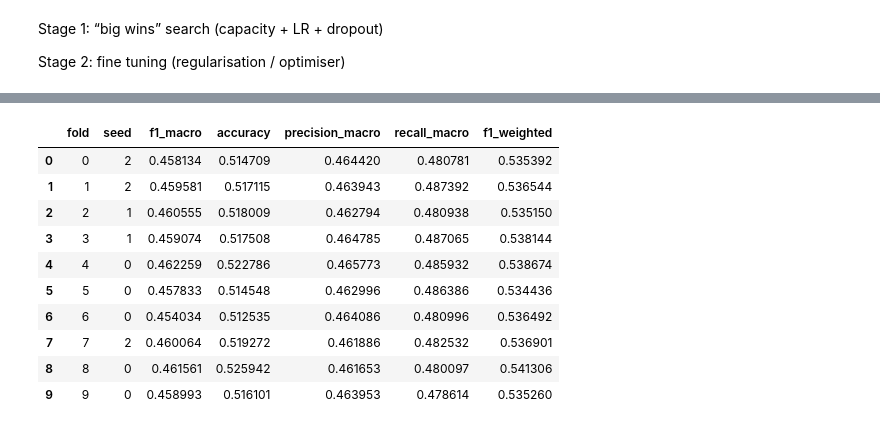
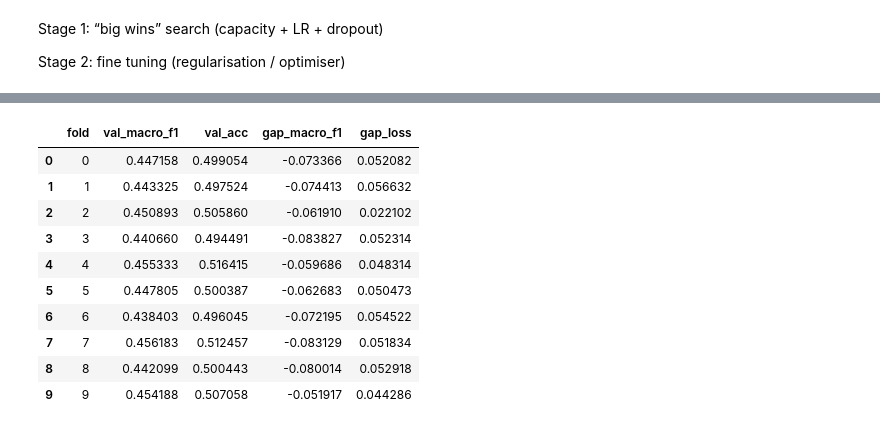
Before and after one commit to levon-d/BENG0095_Coursework, a Jupyter notebook: notebooks/NNs_model_libraries.ipynb, the cells around one changed output, grey strips where cells are left out. Cells and saved outputs as stored; diff of their text form; code cells hidden in the pictures.

```diff
--- a/notebooks/NNs_model_libraries.ipynb
+++ b/notebooks/NNs_model_libraries.ipynb
@@ -150,7 +92,7 @@ folds=[]
 if 'patient_nbr' in train_df.columns:
     groups = train_df['patient_nbr'].to_numpy()
     print("Using train_df['patient_nbr'] as groups for StratifiedGroupKFold.")
-for fold_idx, (train_idx, val_idx) in enumerate(skf.split(X, y, groups=groups)):
+for fold_idx, (train_idx, val_idx) in enumerate(skf.split(X, y_idx, groups=groups)):
     folds.append((train_idx, val_idx))
     print(f"Fold {fold_idx}: Train size = {len(train_idx)}, validation size = {len(val_idx)}")
 # %% [output]
@@ -527,14 +451,14 @@ def init_params (layer_sizes, seed=0,he_for_relu=True):
 ### Mini-Batch Generator (SGD)
 # %%
 # generator for mini-batches Stochastic Gradient Descent (SGD), optionally shuffles the data at each epoch.
-def iterate_minibatches (X, Y, batch_size=256, shuffle = True, seed=0):
+def iterate_minibatches (X, Y, batch_size=256, shuffle = True, seed=0, epoch=0):
     # X: input data, shape (num_samples, n_features)
     # Y: true labels in one-hot encoding, shape (num_samples, num_classes)
     num_samples = X.shape[0]
     indices = np.arange(num_samples) # shuffle indices instead of data to avoid modifying the original data.
     # randomly permute the order of samples to ensure each epoch sees data in different order.
     if shuffle:
-        rng = np.random.default_rng(seed)
+        rng = np.random.default_rng(seed + epoch)
         rng.shuffle(indices)
     # mini-batch loop
     for start_idx in range(0, num_samples, batch_size):
@@ -1060,8 +1039,8 @@ print_per_class_summary(per_class_summary_tuned, title="Per-class mean ± std ov
 ### Architecture-Level Tuning
 # %%
 # define the architecture configurations to be tested
-d_in = X_norm.shape[1]
-n_classes = y_onehot.shape[1]  # or Y_onehot.shape[1]
+d_in = X.shape[1]  # Use raw X
+n_classes = y_onehot.shape[1]
 
 ARCH_CONFIGS = [
     # Baseline (your current)
@@ -1247,6 +1311,14 @@ print_per_class_summary(per_class_summary, title=f"Per-class mean ± std over fo
 # 2. Optimised Training With Tunning
 
 In this section, Adam-based optimiser is applied, which, due to their ability to adapt learning rates, which can improve convergence robustness under noisy-batch gradients compared with standard SGD
+# %%
+def compute_class_weights_from_onehot(Y_onehot):
+    """Compute class weights from one-hot encoded labels"""
+    y = np.argmax(Y_onehot, axis=1)
+    C = Y_onehot.shape[1]
+    counts = np.bincount(y, minlength=C).astype(np.float32)
+    w = counts.sum() / (C * counts + 1e-15)
+    return w.astype(np.float32)
 # %%
 import numpy as np
 import pandas as pd
@@ -1589,54 +1727,44 @@ KeyboardInterrupt:
 # %%
 # ----------------------------
-# A1) Define the FINAL config
+# A1) Define the FINAL config (from tuning)
 # ----------------------------
 final_config = {
-    "hidden_units": (256, 128),     # keep simple unless you found a better one
+    "hidden_units": (256, 128),
     "activation": "relu",
     "dropout": 0.3,
     "batchnorm": True,
     "l2": 1e-4,
+    "init": "he_normal",
 
     "optimizer": "adamw",
     "lr": 0.0003,
     "weight_decay": 1e-4,
 
     "batch_size": 256,
-    "max_epochs": 150,
+    "max_epochs": 50,  # or 150 if you have time
     "patience": 12,
-    "init": "he_normal"
 }
 
 # ----------------------------
-# A2) Run 10-fold CV once
+# A2) Run 10-fold CV with final config
 # ----------------------------
-final_fold_metrics = run_kfold_cv_keras(
-    X_norm, y_onehot, folds,
+print("=== Running 10-Fold CV with Final Config ===\n")
+
+df_final, fold_models, fold_histories, fold_normalizations = run_kfold_cv_keras(
+    X, y_onehot, folds,
     final_config,
-    seeds=(0,1,2),
     verbose=0
 )
 
 # ----------------------------
-# A3) Summarise into a table
+# A3) Display results
 # ----------------------------
-import pandas as pd
-import numpy as np
-
-df_final = pd.DataFrame([{
-    "fold": m["fold"],
-    "seed": m["seed"],
-    "f1_macro": m["f1_macro"],
-    "accuracy": m["accuracy"],
-    "precision_macro": m["precision_macro"],
-    "recall_macro": m["recall_macro"],
-    "f1_weighted": m["f1_weighted"],
-} for m in final_fold_metrics])
-
-display(df_final)
+print("\n=== Per-Fold Results ===")
+display(df_final[["fold", "val_macro_f1", "val_acc", "gap_macro_f1", "gap_loss"]])
 
 print("\n=== FINAL 10-FOLD SUMMARY (Report this) ===")
-print(f"Macro-F1: {df_final['f1_macro'].mean():.4f} ± {df_final['f1_macro'].std():.4f}")
-print(f"Accuracy: {df_final['accuracy'].mean():.4f} ± {df_final['accuracy'].std():.4f}")
-print(f"F1-weighted: {df_final['f1_weighted'].mean():.4f} ± {df_final['f1_weighted'].std():.4f}")
+print(f"Val Macro-F1: {df_final['val_macro_f1'].mean():.4f} ± {df_final['val_macro_f1'].std():.4f}")
+print(f"Val Accuracy: {df_final['val_acc'].mean():.4f} ± {df_final['val_acc'].std():.4f}")
+print(f"Gap Macro-F1: {df_final['gap_macro_f1'].mean():.4f} ± {df_final['gap_macro_f1'].std():.4f}")
+print(f"Gap Loss: {df_final['gap_loss'].mean():.4f} ± {df_final['gap_loss'].std():.4f}")
 # %% [output]
@@ -1657,12 +1788,12 @@ Accuracy: 0.5179 ± 0.0038
-|  | fold | seed | f1_macro | accuracy | precision_macro | recall_macro | f1_weighted |
-| 0 | 0 | 2 | 0.458134 | 0.514709 | 0.464420 | 0.480781 | 0.535392 |
-| 1 | 1 | 2 | 0.459581 | 0.517115 | 0.463943 | 0.487392 | 0.536544 |
-| 2 | 2 | 1 | 0.460555 | 0.518009 | 0.462794 | 0.480938 | 0.535150 |
-| 3 | 3 | 1 | 0.459074 | 0.517508 | 0.464785 | 0.487065 | 0.538144 |
-| 4 | 4 | 0 | 0.462259 | 0.522786 | 0.465773 | 0.485932 | 0.538674 |
-| 5 | 5 | 0 | 0.457833 | 0.514548 | 0.462996 | 0.486386 | 0.534436 |
-| 6 | 6 | 0 | 0.454034 | 0.512535 | 0.464086 | 0.480996 | 0.536492 |
-| 7 | 7 | 2 | 0.460064 | 0.519272 | 0.461886 | 0.482532 | 0.536901 |
-| 8 | 8 | 0 | 0.461561 | 0.525942 | 0.461653 | 0.480097 | 0.541306 |
-| 9 | 9 | 0 | 0.458993 | 0.516101 | 0.463953 | 0.478614 | 0.535260 |
+|  | fold | val_macro_f1 | val_acc | gap_macro_f1 | gap_loss |
+| 0 | 0 | 0.447158 | 0.499054 | -0.073366 | 0.052082 |
+| 1 | 1 | 0.443325 | 0.497524 | -0.074413 | 0.056632 |
+| 2 | 2 | 0.450893 | 0.505860 | -0.061910 | 0.022102 |
+| 3 | 3 | 0.440660 | 0.494491 | -0.083827 | 0.052314 |
+| 4 | 4 | 0.455333 | 0.516415 | -0.059686 | 0.048314 |
+| 5 | 5 | 0.447805 | 0.500387 | -0.062683 | 0.050473 |
+| 6 | 6 | 0.438403 | 0.496045 | -0.072195 | 0.054522 |
+| 7 | 7 | 0.456183 | 0.512457 | -0.083129 | 0.051834 |
+| 8 | 8 | 0.442099 | 0.500443 | -0.080014 | 0.052918 |
+| 9 | 9 | 0.454188 | 0.507058 | -0.051917 | 0.044286 |
 === FINAL 10-FOLD SUMMARY (Report this) ===
```
Also changed, not shown: parts of 32 cells of this notebook, 8 other files.
